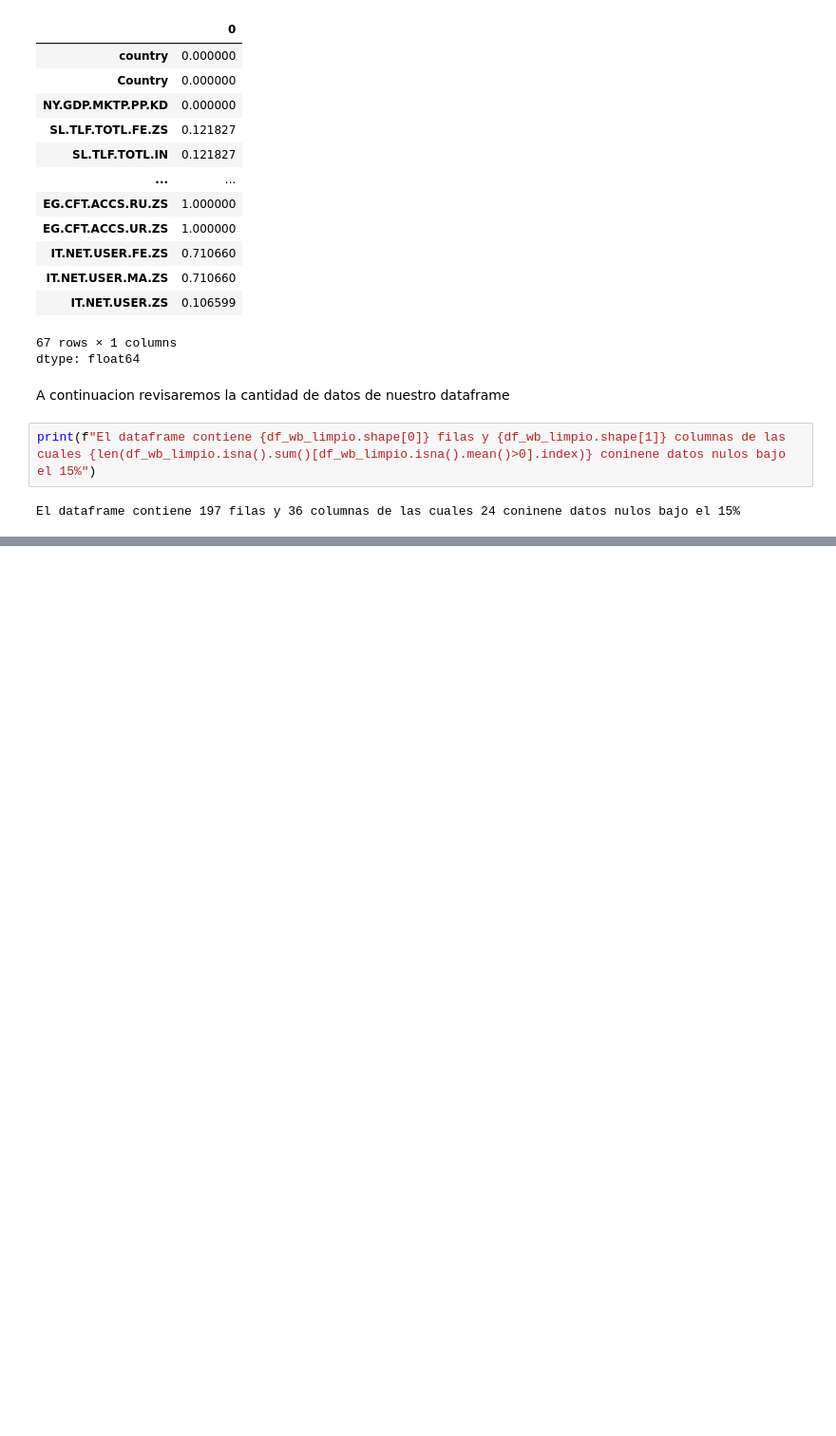
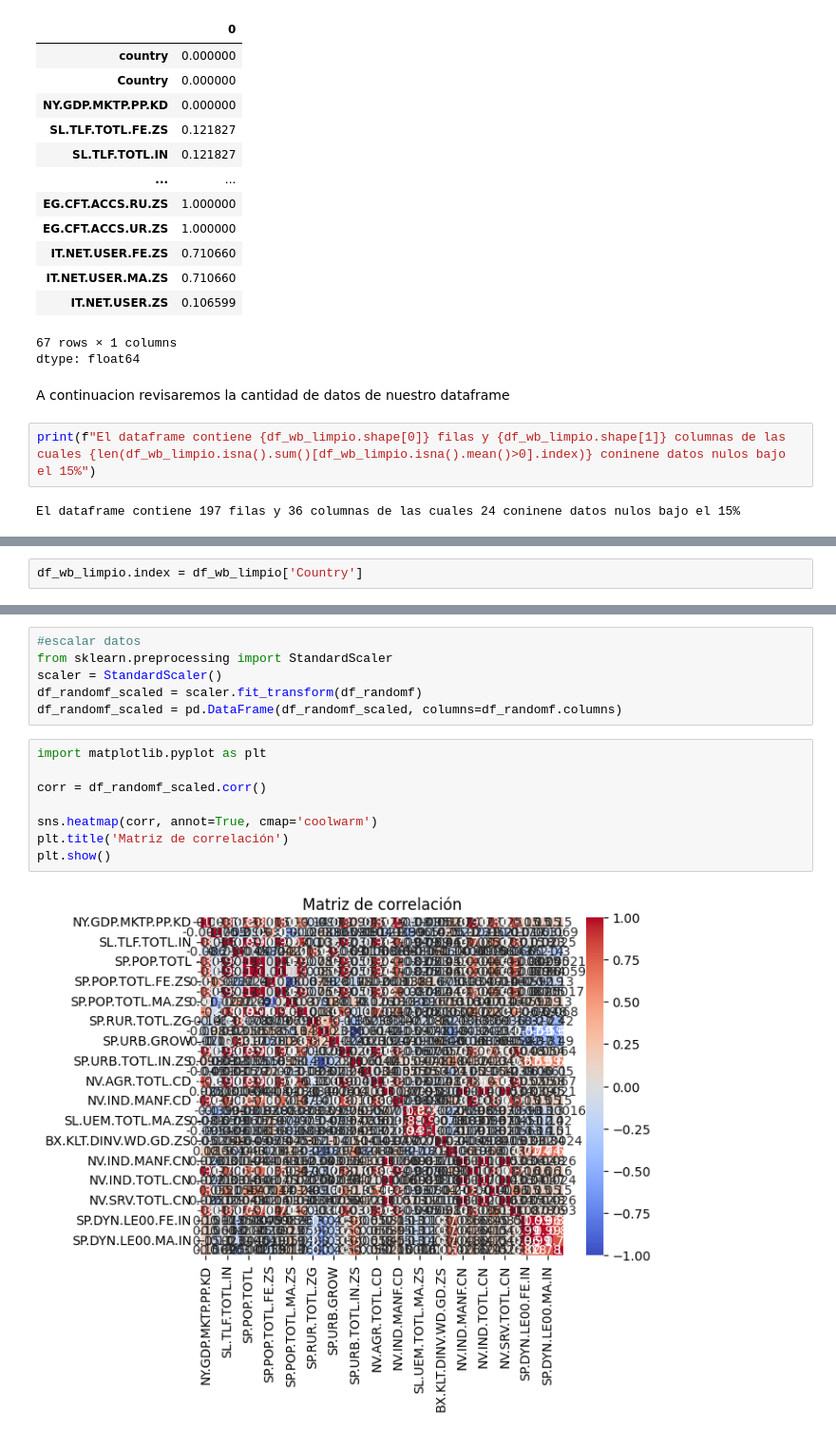
Before and after one commit to rubenpadilla-oss/Portafolio, a Jupyter notebook: examencdde.ipynb, the cells around one changed output, grey strips where cells are left out. Shown at 95% size. Cells and saved outputs as stored; diff of their text form; blank space fills up the shorter version.

```diff
--- a/examencdde.ipynb
+++ b/examencdde.ipynb
@@ -228,0 +248,2 @@ El dataframe contiene 197 filas y 36 columnas de las cuales 24 coninene datos nu
+# %%
+df_wb_limpio.index = df_wb_limpio['Country']
@@ -228,0 +340,16 @@ El dataframe contiene 197 filas y 36 columnas de las cuales 24 coninene datos nu
+# %%
+#escalar datos
+from sklearn.preprocessing import StandardScaler
+scaler = StandardScaler()
+df_randomf_scaled = scaler.fit_transform(df_randomf)
+df_randomf_scaled = pd.DataFrame(df_randomf_scaled, columns=df_randomf.columns)
+# %%
+import matplotlib.pyplot as plt
+
+corr = df_randomf_scaled.corr()
+
+sns.heatmap(corr, annot=True, cmap='coolwarm')
+plt.title('Matriz de correlación')
+plt.show()
+# %% [output]
+[figure, added]
```
Also changed, not shown: parts of 13 cells of this notebook.
